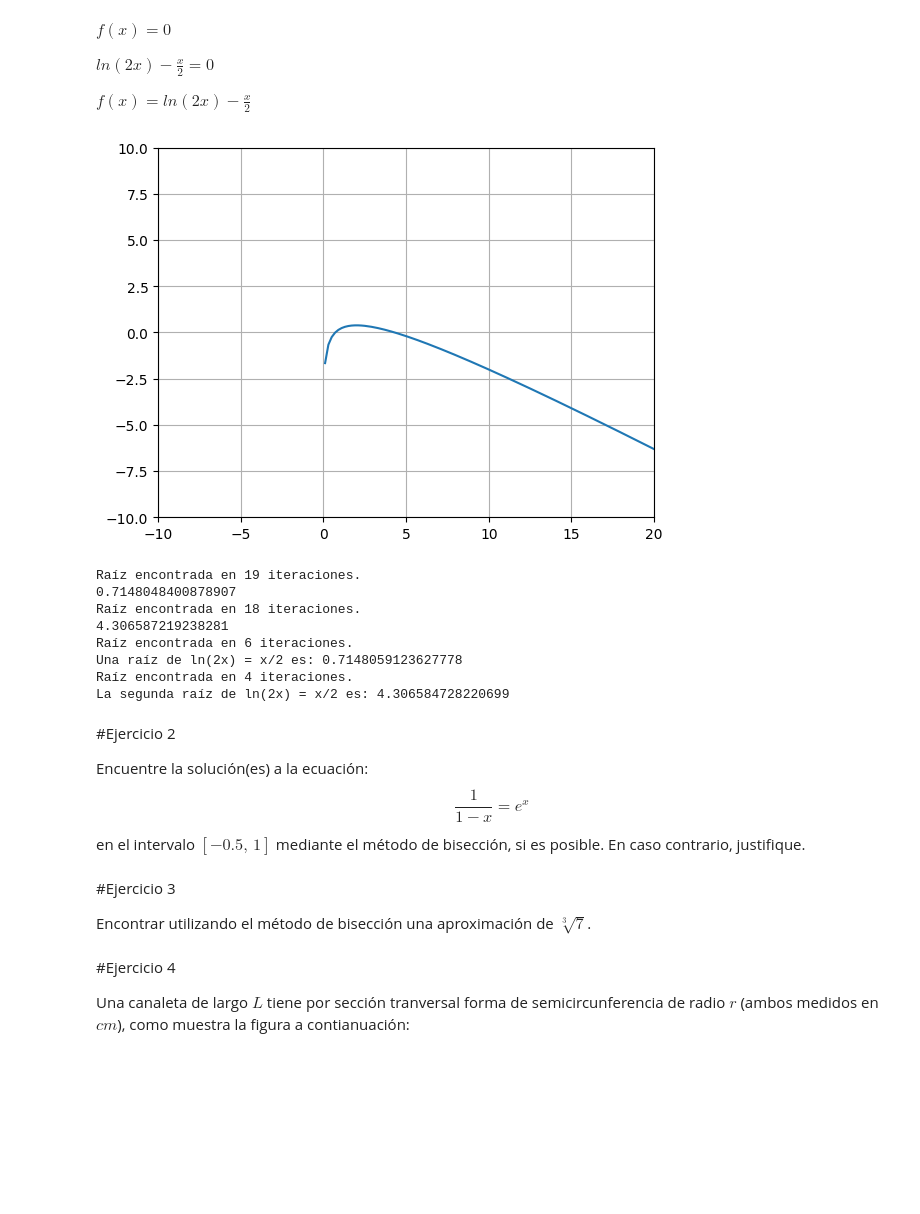
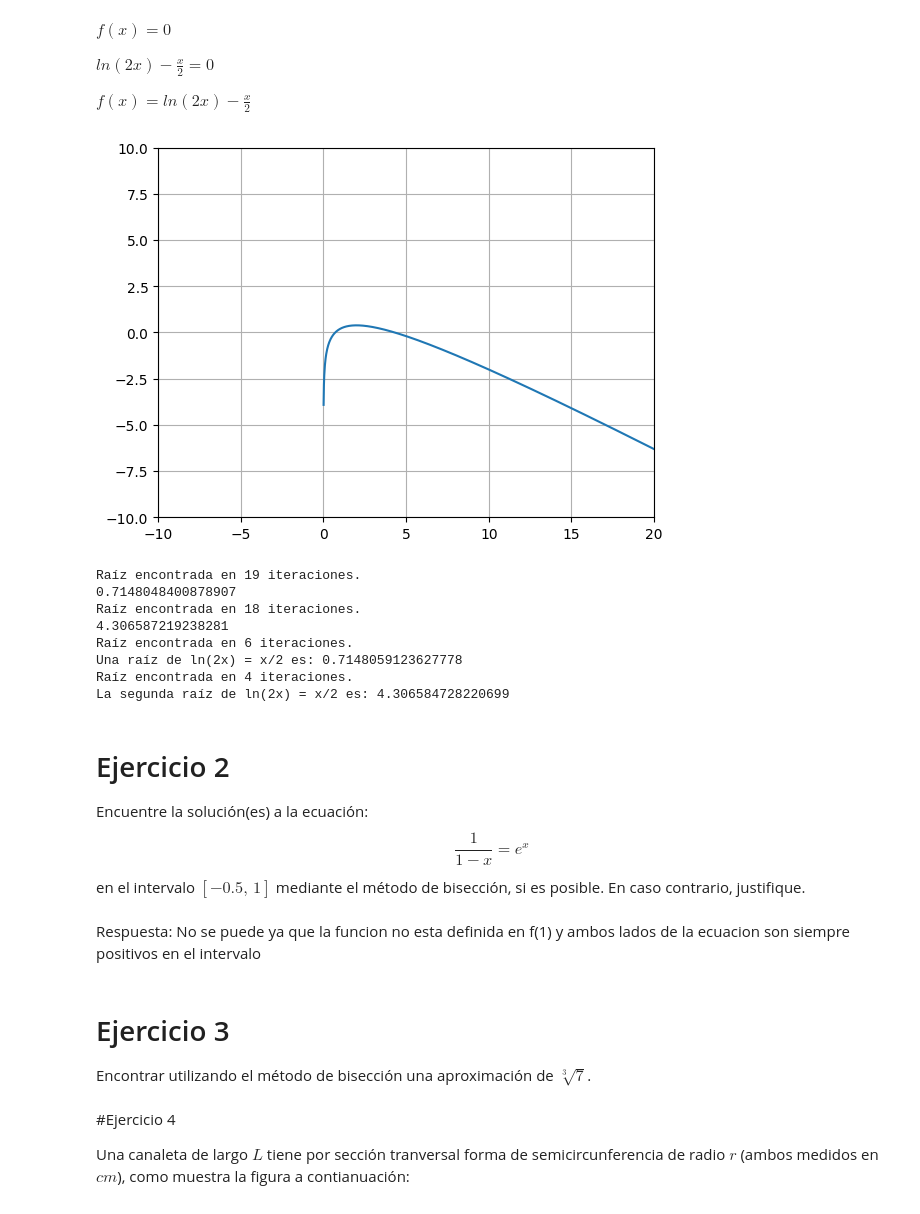
Before and after one commit to thyHox/EDyMN, a Jupyter notebook: Semana 5.ipynb, the cells around one changed output. Saved outputs shown, nothing was run; the diff lists cells and outputs as text; code cells hidden in the pictures; blank space fills up the shorter version.

```diff
--- a/Semana 5.ipynb
+++ b/Semana 5.ipynb
@@ -208,36 +239,36 @@ x = sp.symbols('x')
 f_sym = sp.log(2*x) - x/2
 
 #Graficamos la función para obtener una pista de dónde se encuentran las raíces
-X=np.linspace(-100,100,1000)
+X=np.linspace(0.01 , 20, 1000)
 
 faux=sp.lambdify(x,f_sym,'numpy')
 plt.plot(X,faux(X))
 #plt.plot(X,np.log(2*X)-X/2)
 
 plt.xlim(-10, 20)
 plt.ylim(-10,10)
 plt.grid()
 plt.show()
 
 #Usando bisección
 print(biseccion(faux,0.2,3,1e-5,100))
 print(biseccion(faux,3,5,1e-5,100))
 
 # Parámetros para el método de Newton-Raphson
 x0 = 1.0                # Valor inicial cercano a una de las raíces (observando la gráfica de ln(2x) y x/2)
 tol = 1e-8
 max_iter = 100
 
 # Encontrar la raíz usando la función definida de manera simbólica
 raiz = NR(f_sym,x, x0, tol, max_iter)
 print(f"Una raíz de ln(2x) = x/2 es: {raiz}")
 
 # Intentemos encontrar la otra raíz, que parece estar alrededor de x=5
 x0_2 = 5.0
 raiz_2 = NR(f_sym, x,x0_2, tol, max_iter)
 print(f"La segunda raíz de ln(2x) = x/2 es: {raiz_2}")
 # %% [output]
-[figure, old version]
+[figure, new version]
 Raíz encontrada en 19 iteraciones.
 0.7148048400878907
 Raíz encontrada en 18 iteraciones.
@@ -247,13 +278,15 @@ Una raíz de ln(2x) = x/2 es: 0.7148059123627778
 Raíz encontrada en 4 iteraciones.
 La segunda raíz de ln(2x) = x/2 es: 4.306584728220699
 # %% [markdown]
-#Ejercicio 2
+# Ejercicio 2
 
 Encuentre la solución(es) a la ecuación:
 $$\dfrac{1}{1-x}=e^x$$
 en el intervalo $[-0.5,\, 1]$ mediante el método de bisección, si es posible. En caso contrario, justifique.
+# %% [markdown]
+Respuesta: No se puede ya que la funcion no esta definida en f(1) y ambos lados de la ecuacion son siempre positivos en el intervalo
 # %% [markdown]
-#Ejercicio 3
+# Ejercicio 3
 
 Encontrar utilizando el método de bisección una aproximación de $\sqrt[3]{7}$.
 # %% [markdown]
```
Also changed, not shown: parts of 6 cells of this notebook, 5 other files.
